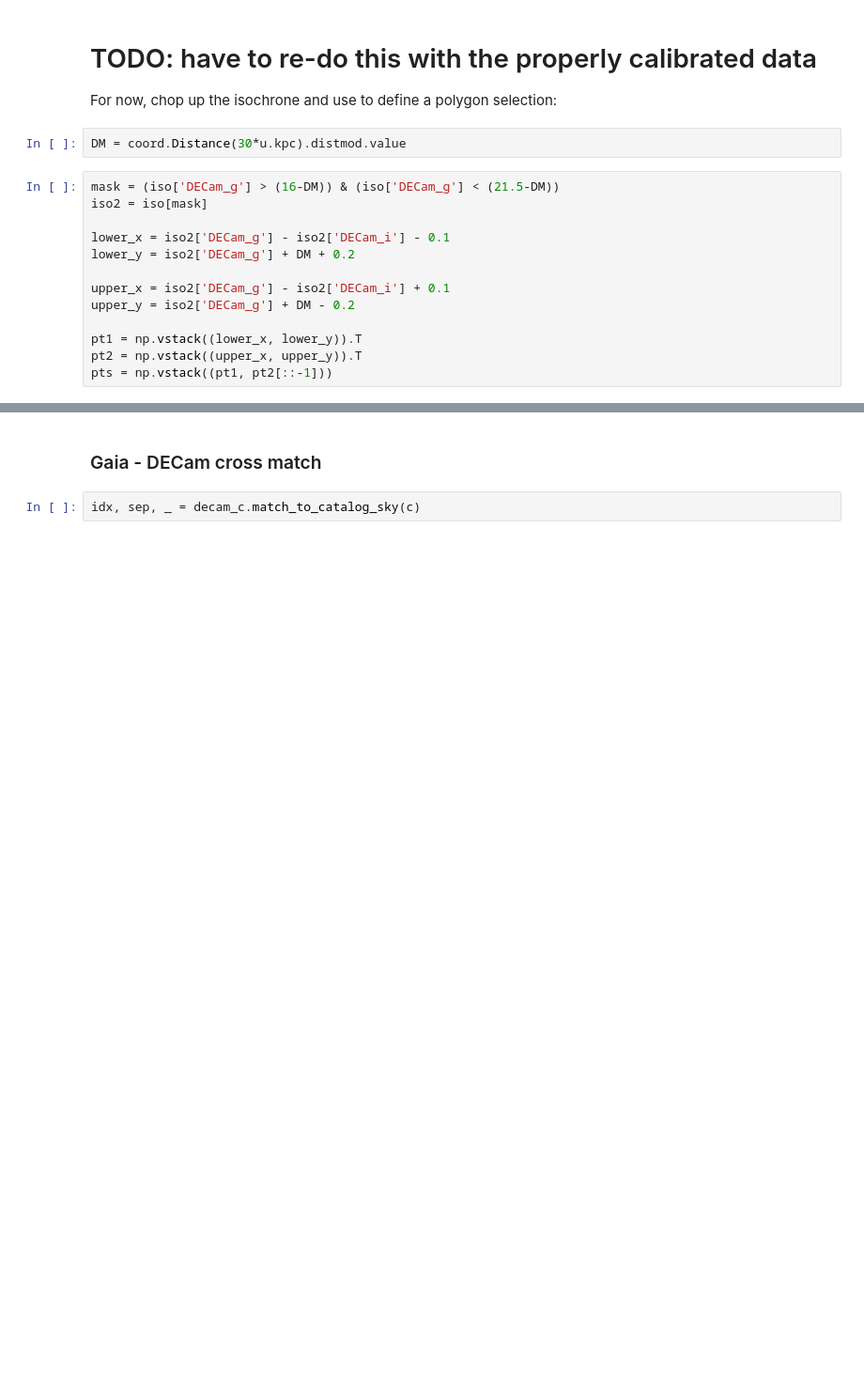
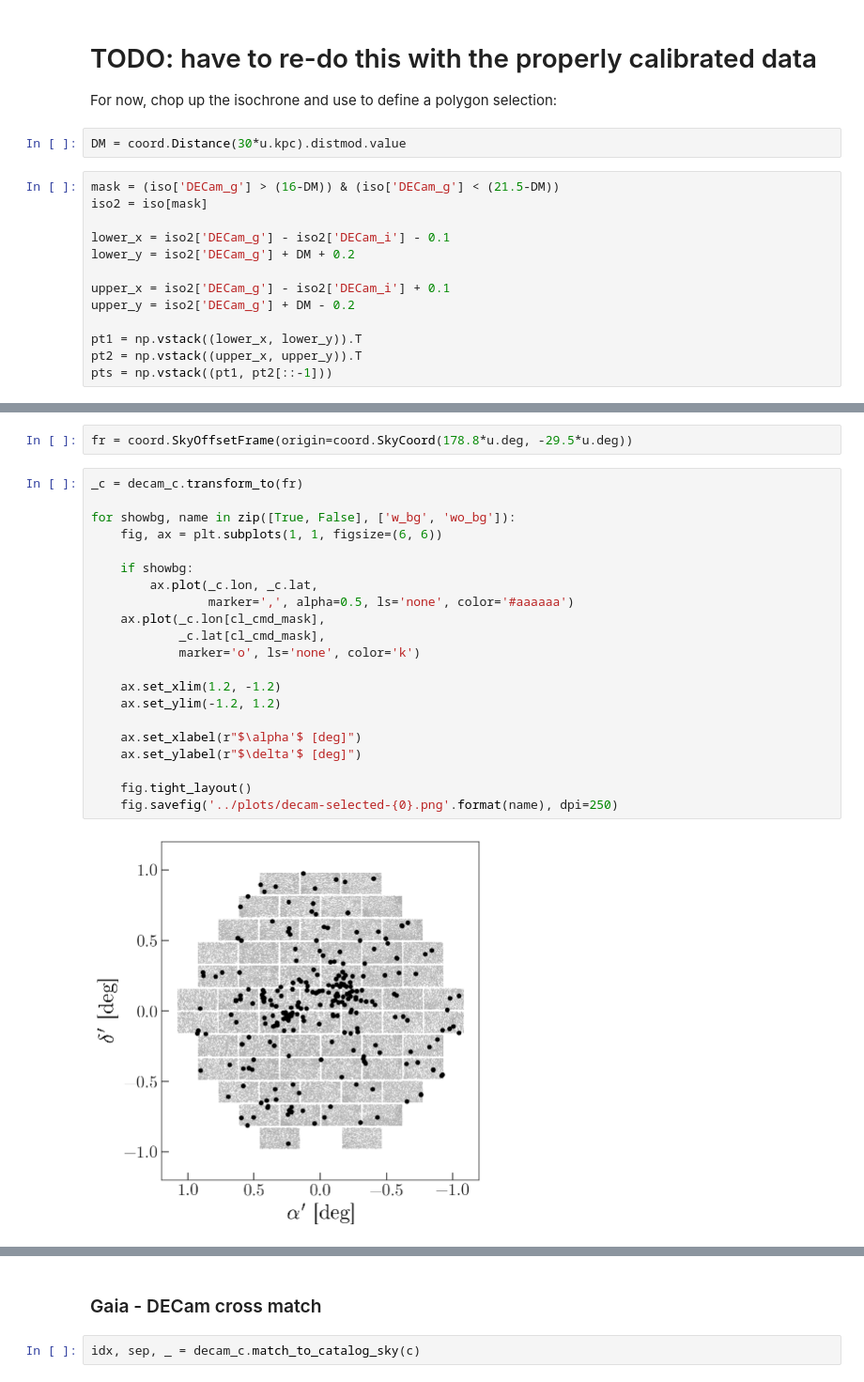
Before and after one commit to adrn/dr2-lmc-cluster, a Jupyter notebook: notebooks/Figure2-DECam.ipynb, the cells around one changed output, grey strips where cells are left out. Shown at 94% size. Drawn from its saved outputs; the diff is of its cells as text; blank space fills up the shorter version.

```diff
--- a/notebooks/Figure2-DECam.ipynb
+++ b/notebooks/Figure2-DECam.ipynb
@@ -251,0 +264,25 @@ fig.savefig('../plots/figures/decam.pdf', dpi=200)
+# %%
+fr = coord.SkyOffsetFrame(origin=coord.SkyCoord(178.8*u.deg, -29.5*u.deg))
+# %%
+_c = decam_c.transform_to(fr)
+
+for showbg, name in zip([True, False], ['w_bg', 'wo_bg']):
+    fig, ax = plt.subplots(1, 1, figsize=(6, 6))
+
+    if showbg:
+        ax.plot(_c.lon, _c.lat,
+                marker=',', alpha=0.5, ls='none', color='#aaaaaa')
+    ax.plot(_c.lon[cl_cmd_mask],
+            _c.lat[cl_cmd_mask],
+            marker='o', ls='none', color='k')
+
+    ax.set_xlim(1.2, -1.2)
+    ax.set_ylim(-1.2, 1.2)
+
+    ax.set_xlabel(r"$\alpha'$ [deg]")
+    ax.set_ylabel(r"$\delta'$ [deg]")
+
+    fig.tight_layout()
+    fig.savefig('../plots/decam-selected-{0}.png'.format(name), dpi=250)
+# %% [output]
+[figure, added]
```
Also changed, not shown: parts of 17 cells of this notebook, 3 other files.
